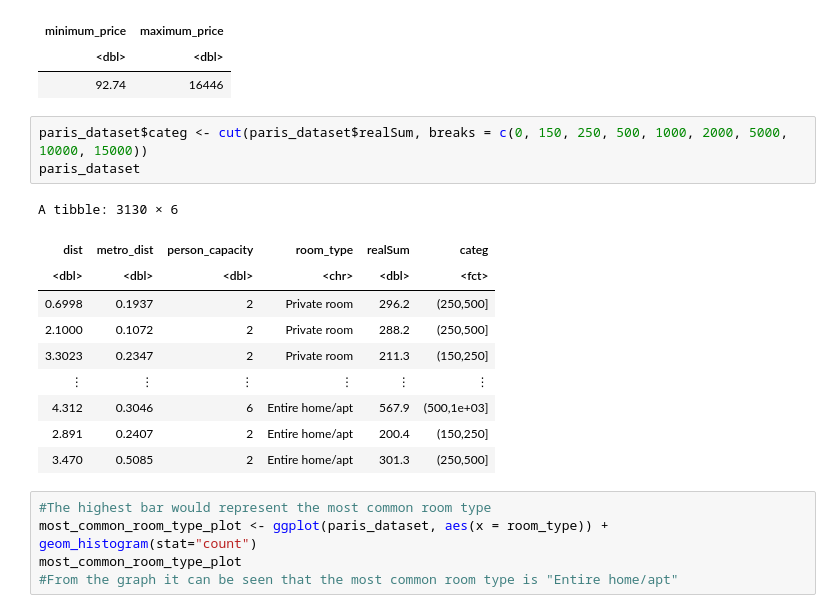
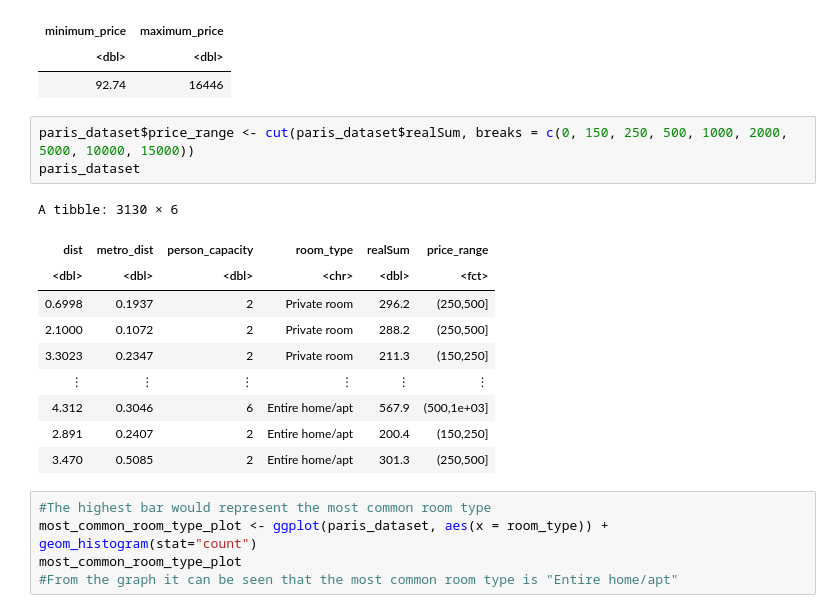
Before and after one commit to chadsc79/dsci-100-2022w2-group-7-section-005, a Jupyter notebook: dsci100_group_project_proposal_005_group_7.ipynb, the cells around one changed output. Drawn from its saved outputs; the diff is of its cells as text.

```diff
--- a/dsci100_group_project_proposal_005_group_7.ipynb
+++ b/dsci100_group_project_proposal_005_group_7.ipynb
@@ -110,11 +110,11 @@ A tibble: 1 × 2
 | <dbl> | <dbl> |
 | 92.74 | 16446 |
 # %%
-paris_dataset$categ <- cut(paris_dataset$realSum, breaks = c(0, 150, 250, 500, 1000, 2000, 5000, 10000, 15000))
+paris_dataset$price_range <- cut(paris_dataset$realSum, breaks = c(0, 150, 250, 500, 1000, 2000, 5000, 10000, 15000))
 paris_dataset
 # %% [output]
 A tibble: 3130 × 6
-| dist | metro_dist | person_capacity | room_type | realSum | categ |
+| dist | metro_dist | person_capacity | room_type | realSum | price_range |
 | <dbl> | <dbl> | <dbl> | <chr> | <dbl> | <fct> |
 | 0.6998 | 0.1937 | 2 | Private room | 296.2 | (250,500] |
 | 2.1000 | 0.1072 | 2 | Private room | 288.2 | (250,500] |
```
Also changed, not shown: parts of 5 cells of this notebook.
